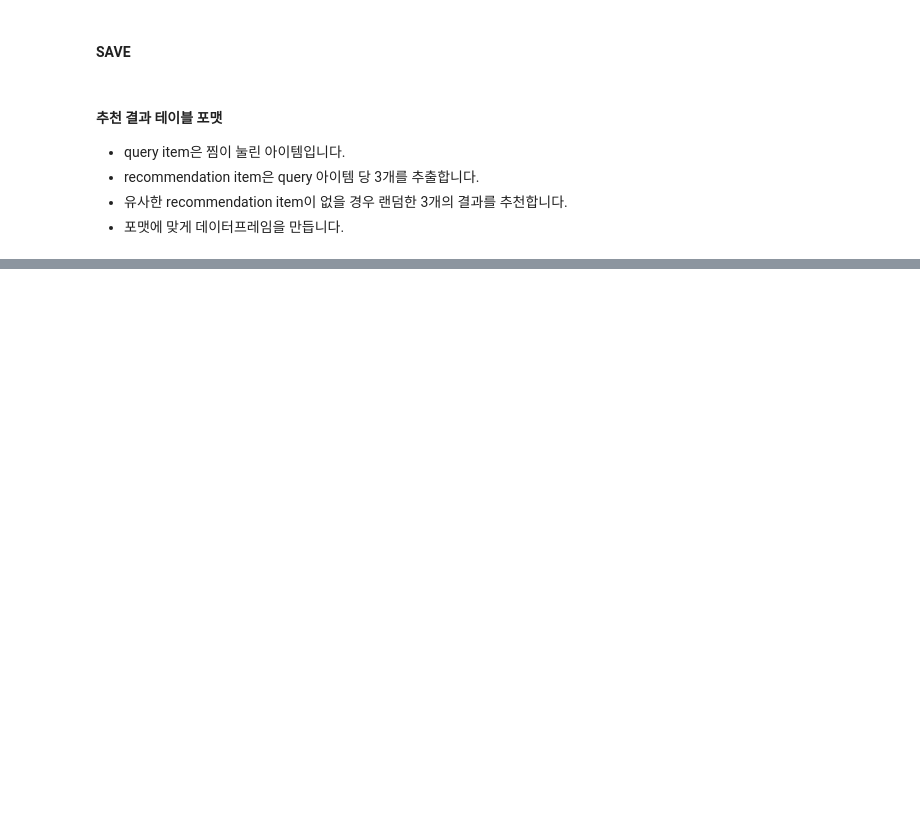
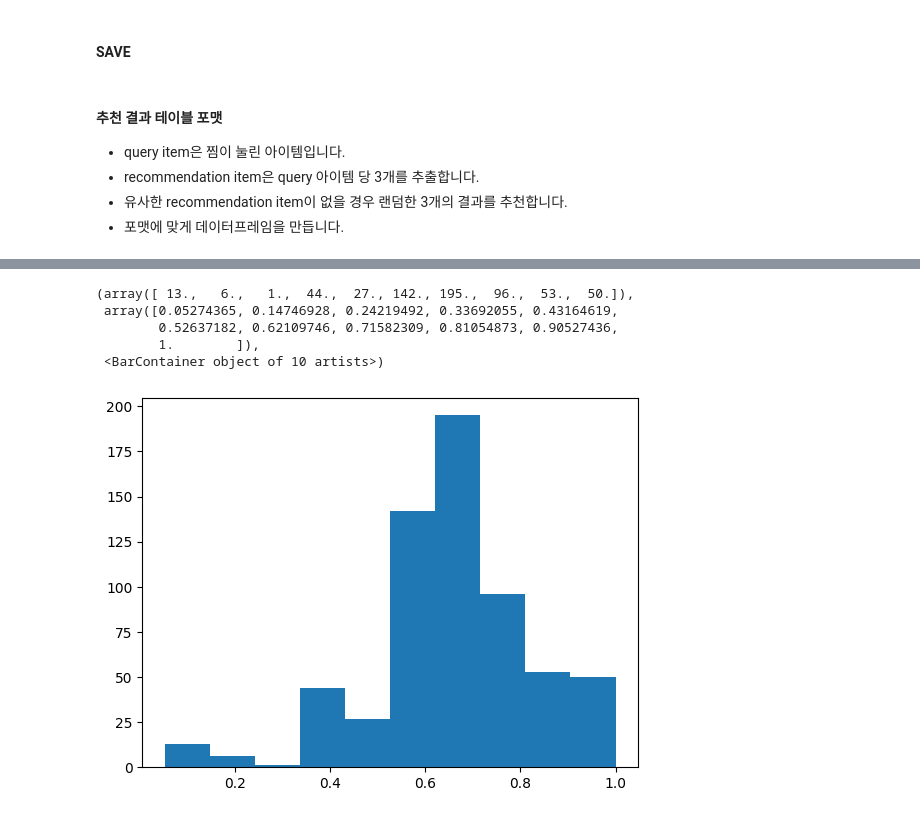
Before and after one commit to Pseudo-Lab/healthy_dessert_recommender_system, a Jupyter notebook: bbangle_sim/recommendation_v0.1.ipynb, the cells around one changed output, grey strips where cells are left out. Saved outputs shown, nothing was run; the diff lists cells and outputs as text; code cells hidden in the pictures; blank space fills up the shorter version.

```diff
--- a/bbangle_sim/recommendation_v0.1.ipynb
+++ b/bbangle_sim/recommendation_v0.1.ipynb
@@ -605 +605,10 @@ recommendation_df
 627 rows × 8 columns
+# %%
+plt.hist(recommendation_df['score'])
+# %% [output]
+(array([ 13.,   6.,   1.,  44.,  27., 142., 195.,  96.,  53.,  50.]),
+ array([0.05274365, 0.14746928, 0.24219492, 0.33692055, 0.43164619,
+        0.52637182, 0.62109746, 0.71582309, 0.81054873, 0.90527436,
+        1.        ]),
+ <BarContainer object of 10 artists>)
+[figure, added]
```
Also changed, not shown: parts of 9 cells of this notebook.
